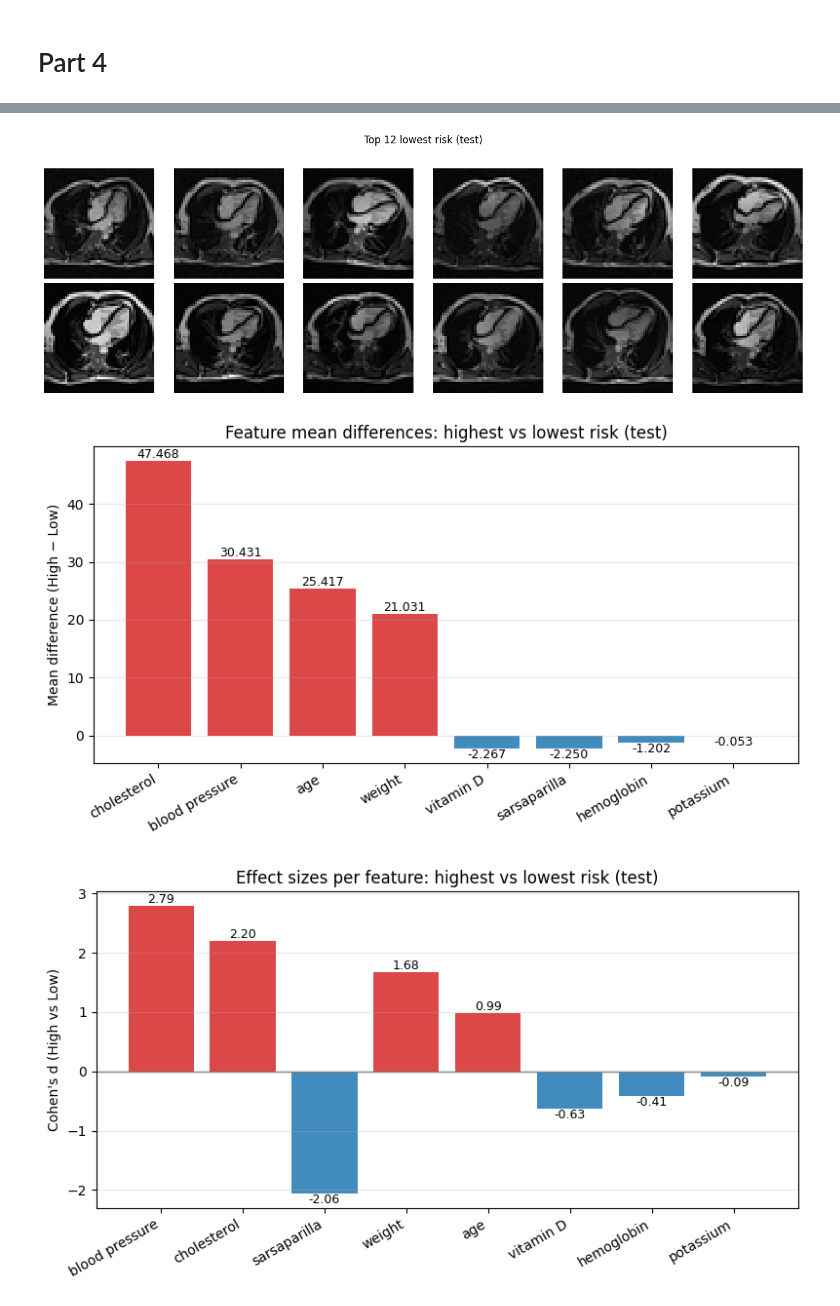
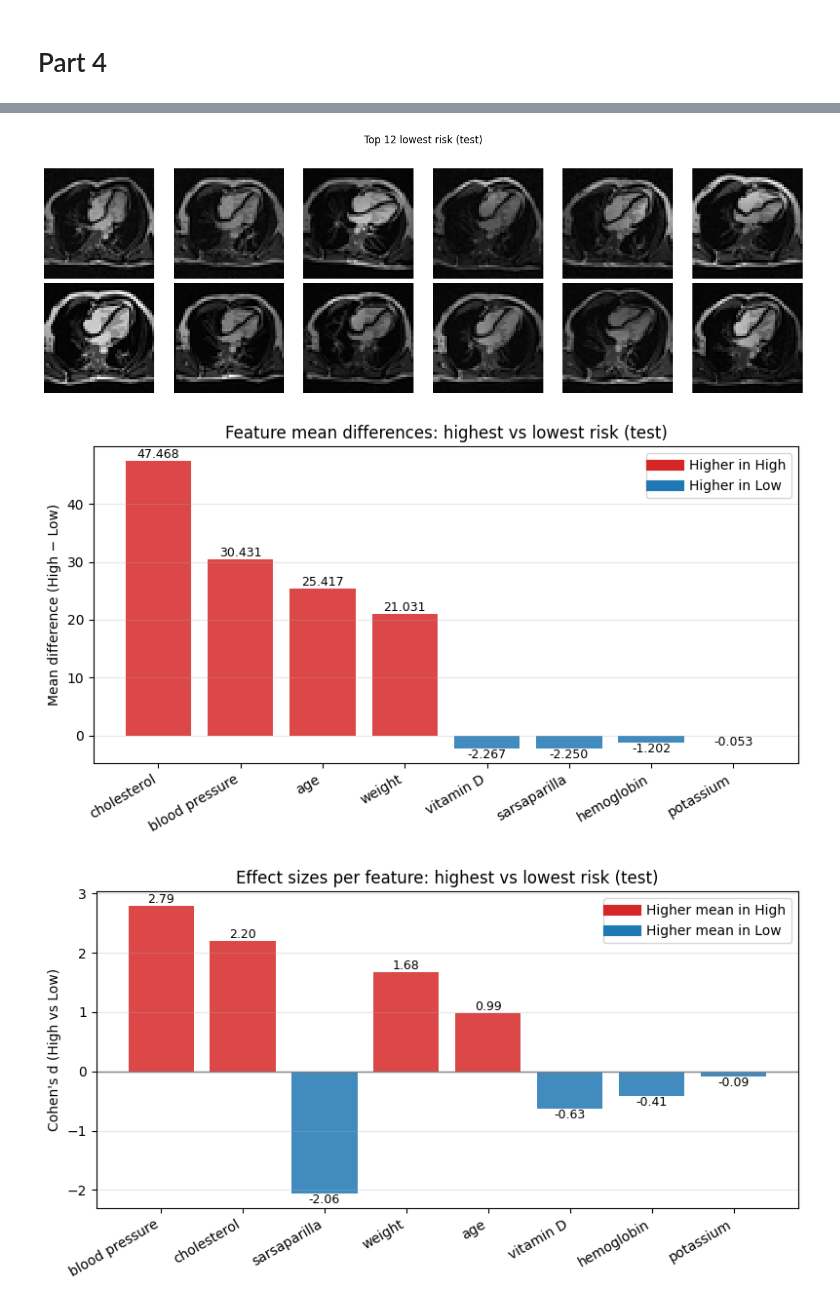
Before and after one commit to thomasrixen/LELEC2870-Project, a Jupyter notebook: Part4/Par4.ipynb, the cells around one changed output, grey strips where cells are left out. Cells and saved outputs as stored; diff of their text form; code cells hidden in the pictures.

Commit message:
adding some graph part 4

```diff
--- a/Part4/Par4.ipynb
+++ b/Part4/Par4.ipynb
@@ -902,10 +904,13 @@ diff_sorted = diff.reindex(diff.abs().sort_values(ascending=False).index)
 
 plt.figure(figsize=(8, 4.5))
 colors = ['tab:red' if v > 0 else 'tab:blue' for v in diff_sorted.values]
-bars = plt.bar(diff_sorted.index, diff_sorted.values, color=colors, alpha=0.85)
+bars = plt.bar(diff_sorted.index, diff_sorted.values, color=colors, alpha=0.85, label='Mean difference (High − Low)')
 for b, v in zip(bars, diff_sorted.values):
     plt.text(b.get_x() + b.get_width()/2, v, f"{v:.3f}",
              ha='center', va='bottom' if v>0 else 'top', fontsize=9)
+legend_handles = [plt.Line2D([0], [0], color='tab:red', lw=8, label='Higher in High'),
+                  plt.Line2D([0], [0], color='tab:blue', lw=8, label='Higher in Low')]
+plt.legend(handles=legend_handles, loc='best')
 plt.xticks(rotation=30, ha='right')
 plt.ylabel("Mean difference (High − Low)")
 plt.title("Feature mean differences: highest vs lowest risk (test)")
@@ -927,10 +932,13 @@ es_sorted = effect_sizes.reindex(effect_sizes.abs().sort_values(ascending=False)
 
 plt.figure(figsize=(8, 4.5))
 colors = ['tab:red' if v > 0 else 'tab:blue' for v in es_sorted.values]
-bars = plt.bar(es_sorted.index, es_sorted.values, color=colors, alpha=0.85)
+bars = plt.bar(es_sorted.index, es_sorted.values, color=colors, alpha=0.85, label="Cohen's d")
 for b, v in zip(bars, es_sorted.values):
     plt.text(b.get_x() + b.get_width()/2, v, f"{v:.2f}",
              ha='center', va='bottom' if v>0 else 'top', fontsize=9)
+legend_handles = [plt.Line2D([0], [0], color='tab:red', lw=8, label="Higher mean in High"),
+                  plt.Line2D([0], [0], color='tab:blue', lw=8, label="Higher mean in Low")]
+plt.legend(handles=legend_handles, loc='best')
 plt.xticks(rotation=30, ha='right')
 plt.ylabel("Cohen's d (High vs Low)")
 plt.title("Effect sizes per feature: highest vs lowest risk (test)")
@@ -1034,35 +1042,35 @@ plt.show()
 Top risk samples (highest):
 |  | img_filename | blood pressure | cholesterol | weight | potassium | sarsaparilla | vitamin D | age | ... |
 | 0 | heart_584.png | 131.15 | 147.62 | 141.18 | 4.62 | 1 | 22.94 | 143 | ... |
 | 1 | heart_1369.png | 136.57 | 142.20 | 126.55 | 5.11 | 2 | 30.20 | 143 | ... |
 | 2 | heart_317.png | 149.53 | 160.84 | 116.51 | 3.29 | 3 | 28.44 | 96 | ... |
 | 3 | heart_1196.png | 147.48 | 154.17 | 118.99 | 4.19 | 1 | 27.07 | 149 | ... |
 | 4 | heart_1162.png | 135.05 | 160.94 | 125.71 | 4.52 | 2 | 29.29 | 94 | ... |
 | 5 | heart_1175.png | 138.60 | 156.06 | 110.20 | 3.19 | 4 | 34.41 | 124 | ... |
 | 6 | heart_813.png | 138.18 | 153.09 | 124.03 | 3.76 | 2 | 29.76 | 110 | ... |
 | 7 | heart_96.png | 136.15 | 148.38 | 108.25 | 3.47 | 2 | 28.08 | 179 | ... |
 | 8 | heart_1089.png | 127.11 | 141.97 | 129.25 | 3.75 | 2 | 22.00 | 120 | ... |
 | 9 | heart_548.png | 134.97 | 98.63 | 94.72 | 3.59 | 1 | 29.29 | 170 | ... |
 | 10 | heart_795.png | 93.41 | 118.98 | 107.18 | 5.45 | 3 | 30.22 | 110 | ... |
 | 11 | heart_118.png | 134.08 | 139.93 | 121.09 | 4.54 | 1 | 31.16 | 143 | ... |
 Low risk samples (lowest):
 |  | img_filename | blood pressure | cholesterol | weight | potassium | sarsaparilla | vitamin D | age | ... |
 | 0 | heart_1486.png | 112.52 | 140.42 | 108.05 | 4.02 | 5 | 33.73 | 97 | ... |
 | 1 | heart_134.png | 96.70 | 42.13 | 78.34 | 3.81 | 5 | 25.30 | 145 | ... |
 | 2 | heart_80.png | 103.98 | 83.16 | 92.17 | 3.90 | 2 | 28.00 | 124 | ... |
 | 3 | heart_1395.png | 103.92 | 74.65 | 97.67 | 3.76 | 5 | 37.14 | 96 | ... |
 | 4 | heart_1398.png | 95.31 | 113.74 | 114.02 | 4.37 | 5 | 30.67 | 74 | ... |
 | 5 | heart_174.png | 114.29 | 103.91 | 76.14 | 4.20 | 5 | 27.96 | 102 | ... |
 | 6 | heart_747.png | 101.64 | 83.63 | 114.26 | 3.84 | 3 | 37.30 | 97 | ... |
 | 7 | heart_744.png | 98.72 | 102.54 | 106.55 | 4.55 | 5 | 27.82 | 157 | ... |
 | 8 | heart_1320.png | 104.39 | 109.87 | 90.89 | 4.42 | 2 | 30.62 | 104 | ... |
 | 9 | heart_1306.png | 110.00 | 112.99 | 97.53 | 4.11 | 4 | 33.53 | 100 | ... |
 | 10 | heart_283.png | 97.78 | 99.19 | 89.00 | 4.43 | 5 | 30.31 | 93 | ... |
 | 11 | heart_982.png | 97.86 | 86.97 | 106.67 | 4.70 | 5 | 27.69 | 87 | ... |
 [figure]
 [figure]
-[figure, old version]
+[figure, new version]
-[figure, old version]
+[figure, new version]
 [figure]
 [figure]
 [figure]
```
Also changed, not shown: parts of 4 cells of this notebook.
